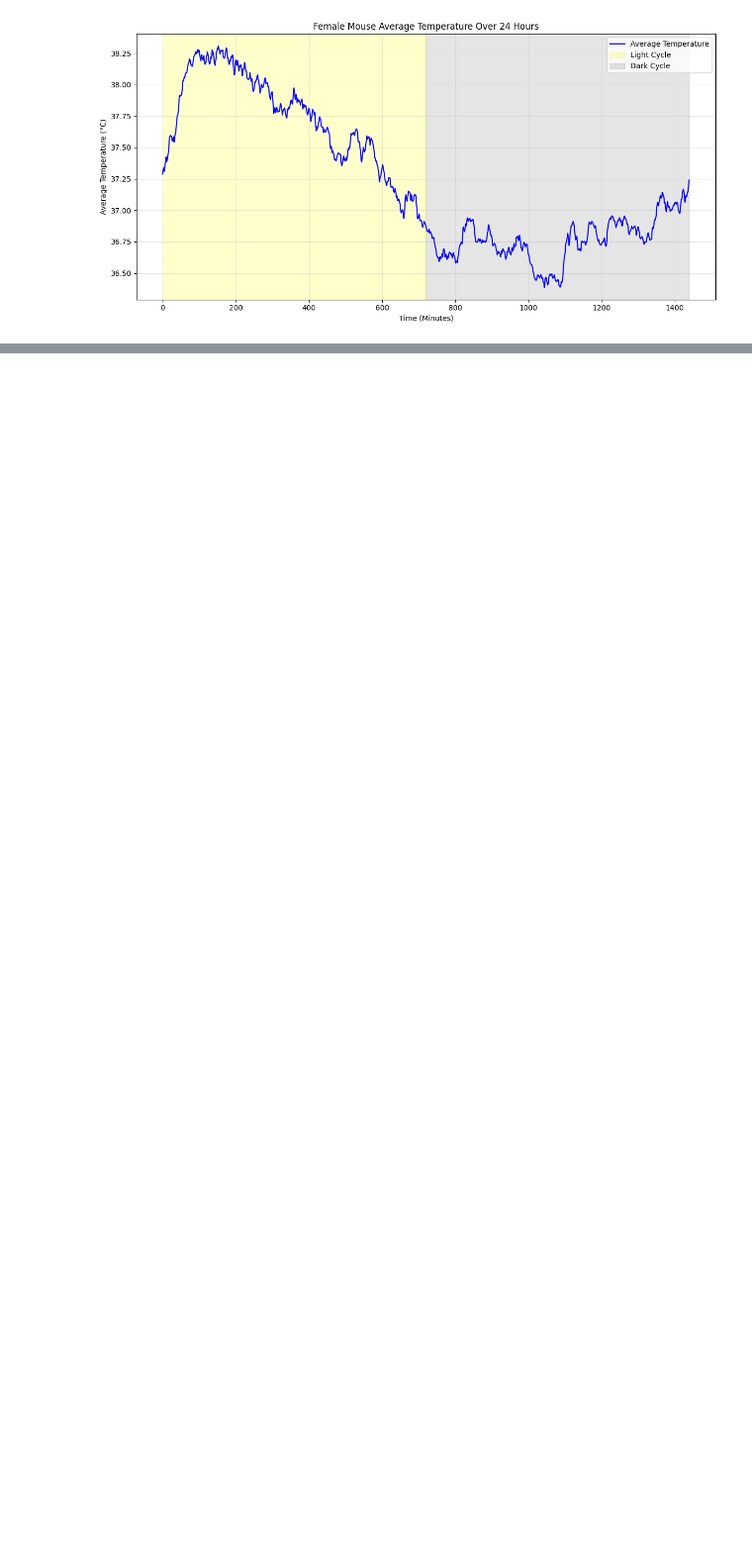
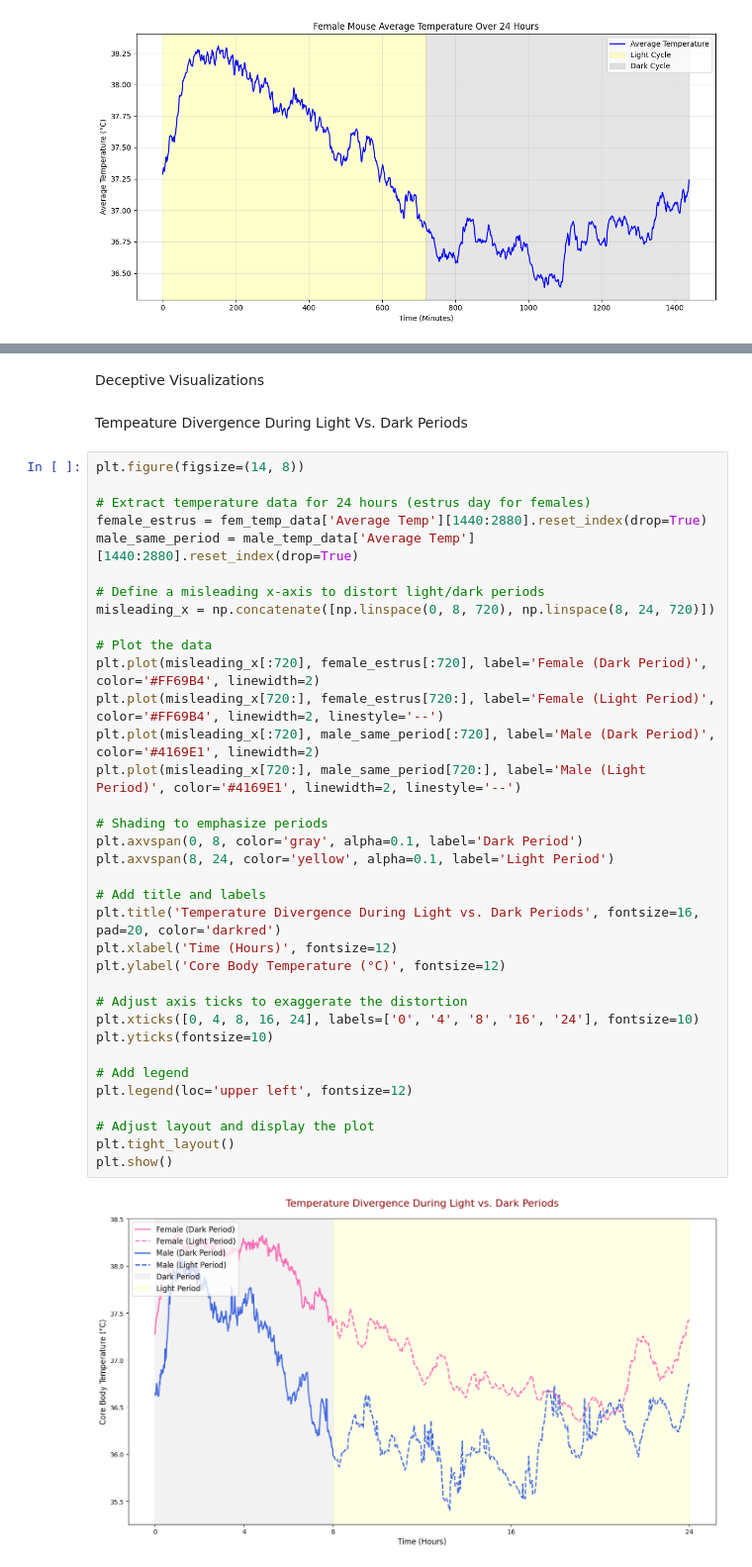
Before and after one commit to jaw039/mouse-data-analysis, a Jupyter notebook: mouse_temperature_analysis.ipynb, the cells around one changed output, grey strips where cells are left out. Shown at 99% size. Cells and saved outputs as stored; diff of their text form; blank space fills up the shorter version.

```diff
--- a/mouse_temperature_analysis.ipynb
+++ b/mouse_temperature_analysis.ipynb
@@ -64,0 +100,41 @@ plt.show()
+# %% [markdown]
+Deceptive Visualizations
+# %% [markdown]
+Tempeature Divergence During Light Vs. Dark Periods
+# %%
+plt.figure(figsize=(14, 8))
+
+# Extract temperature data for 24 hours (estrus day for females)
+female_estrus = fem_temp_data['Average Temp'][1440:2880].reset_index(drop=True)
+male_same_period = male_temp_data['Average Temp'][1440:2880].reset_index(drop=True)
+
+# Define a misleading x-axis to distort light/dark periods
+misleading_x = np.concatenate([np.linspace(0, 8, 720), np.linspace(8, 24, 720)])
+
+# Plot the data
+plt.plot(misleading_x[:720], female_estrus[:720], label='Female (Dark Period)', color='#FF69B4', linewidth=2)
+plt.plot(misleading_x[720:], female_estrus[720:], label='Female (Light Period)', color='#FF69B4', linewidth=2, linestyle='--')
+plt.plot(misleading_x[:720], male_same_period[:720], label='Male (Dark Period)', color='#4169E1', linewidth=2)
+plt.plot(misleading_x[720:], male_same_period[720:], label='Male (Light Period)', color='#4169E1', linewidth=2, linestyle='--')
+
+# Shading to emphasize periods
+plt.axvspan(0, 8, color='gray', alpha=0.1, label='Dark Period')
+plt.axvspan(8, 24, color='yellow', alpha=0.1, label='Light Period')
+
+# Add title and labels
+plt.title('Temperature Divergence During Light vs. Dark Periods', fontsize=16, pad=20, color='darkred')
+plt.xlabel('Time (Hours)', fontsize=12)
+plt.ylabel('Core Body Temperature (°C)', fontsize=12)
+
+# Adjust axis ticks to exaggerate the distortion
+plt.xticks([0, 4, 8, 16, 24], labels=['0', '4', '8', '16', '24'], fontsize=10)
+plt.yticks(fontsize=10)
+
+# Add legend
+plt.legend(loc='upper left', fontsize=12)
+
+# Adjust layout and display the plot
+plt.tight_layout()
+plt.show()
+# %% [output]
+[figure, added]
```
Also changed, not shown: parts of 6 cells of this notebook.
